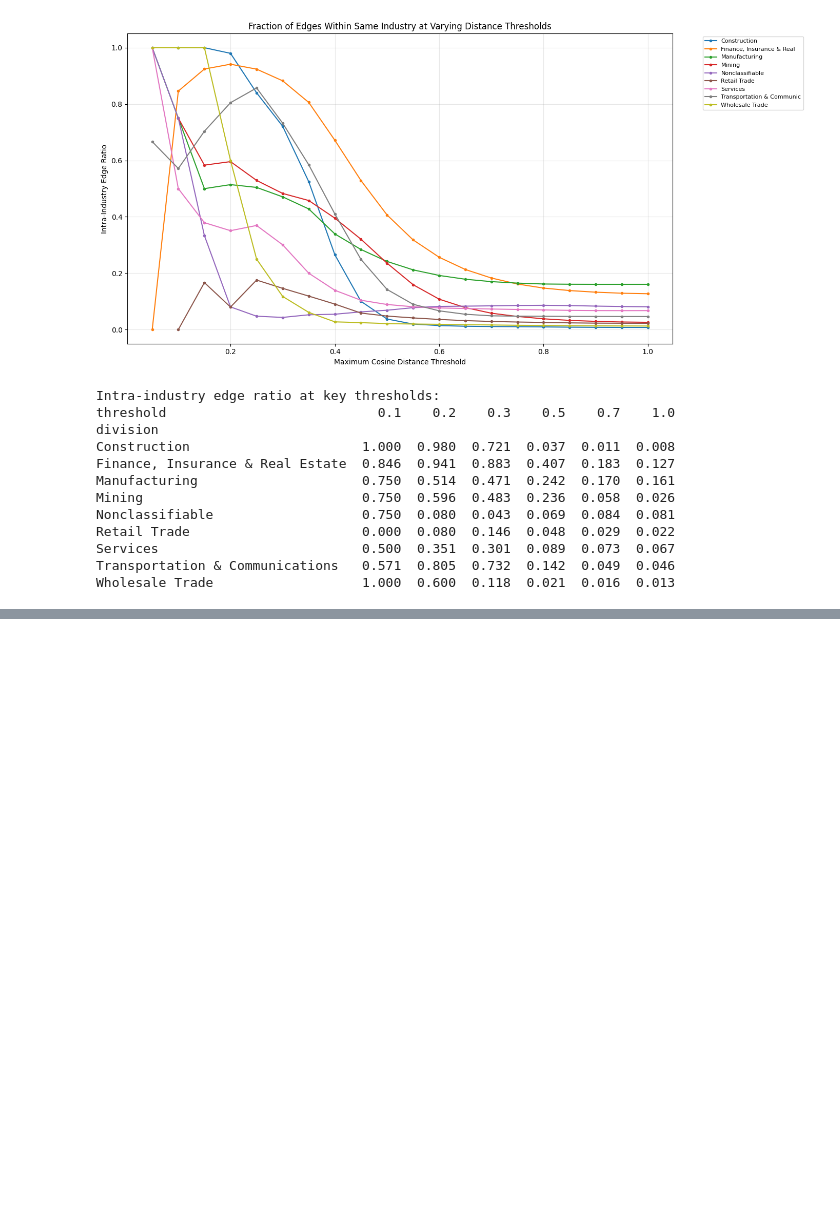
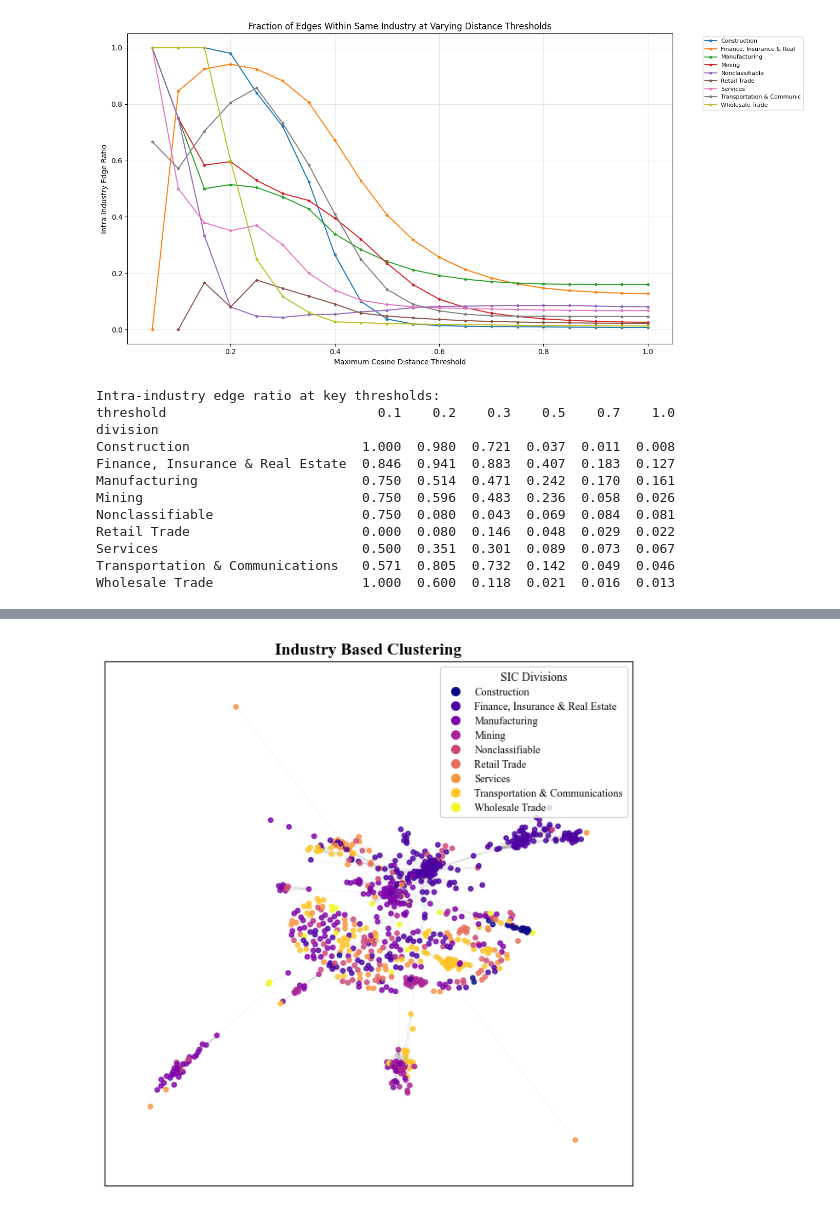
Before and after one commit to kunasing/networks-project, a Jupyter notebook: analyze_industry_and_clustering.ipynb, the cells around one changed output, grey strips where cells are left out. Cells and saved outputs as stored; diff of their text form; code cells hidden in the pictures; blank space fills up the shorter version.

```diff
--- a/analyze_industry.ipynb
+++ b/analyze_industry_and_clustering.ipynb
@@ -263,0 +313,29 @@ Wholesale Trade                   1.000  0.600  0.118  0.021  0.016  0.013
+# %%
+from matplotlib.lines import Line2D
+
+# ticker_to_div already excludes small divisions; nodes not in it get "Unknown"
+for node in new_G.nodes():
+    new_G.nodes[node]['division'] = ticker_to_div.get(node, "Unknown")
+
+cmap_div = plt.get_cmap('plasma', len(divisions))
+div_to_color = {div: cmap_div(i) for i, div in enumerate(divisions)}
+
+node_colors = [div_to_color.get(new_G.nodes[n]['division'], (0.5, 0.5, 0.5, 1.0)) for n in new_G.nodes()]
+
+plt.rcParams['font.family'] = 'Times New Roman'
+plt.figure(figsize=(8, 8))
+pos = nx.spring_layout(new_G, k=0.05, iterations=300, weight='weight', seed=76)
+nx.draw_networkx_edges(new_G, pos, alpha=0.06, edge_color='gray')
+nx.draw_networkx_nodes(new_G, pos, node_size=15, node_color=node_colors, alpha=0.8)
+
+active_divs = {new_G.nodes[n]['division'] for n in new_G.nodes()} - {"Unknown"}
+legend_elements = [
+    Line2D([0], [0], marker='o', color='w', label=div, markerfacecolor=color, markersize=10)
+    for div, color in div_to_color.items() if div in active_divs
+]
+plt.legend(handles=legend_elements, title="SIC Divisions",
+           loc='upper right', fontsize=9, title_fontsize=10, markerscale=0.9, labelspacing=0.4)
+plt.title("Industry Based Clustering", fontsize=14, fontname="Times New Roman", fontweight="bold")
+plt.show()
+# %% [output]
+[figure, added]
```
Also changed, not shown: parts of 2 cells of this notebook, 2 other files.
